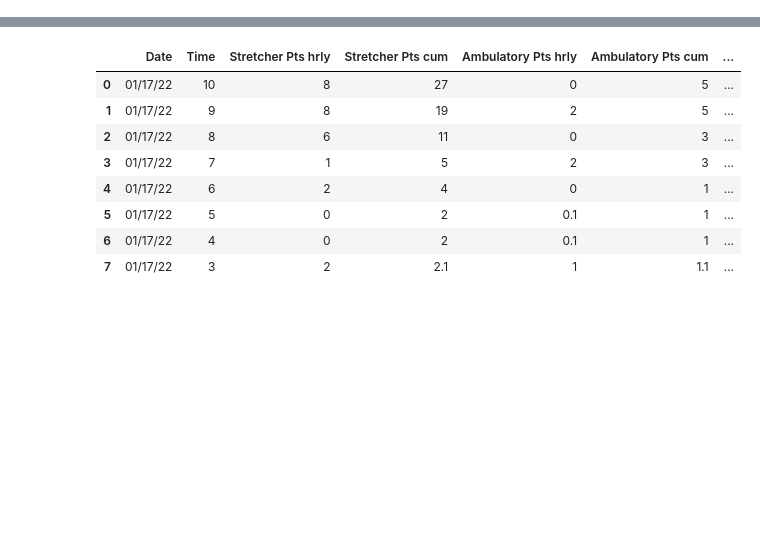
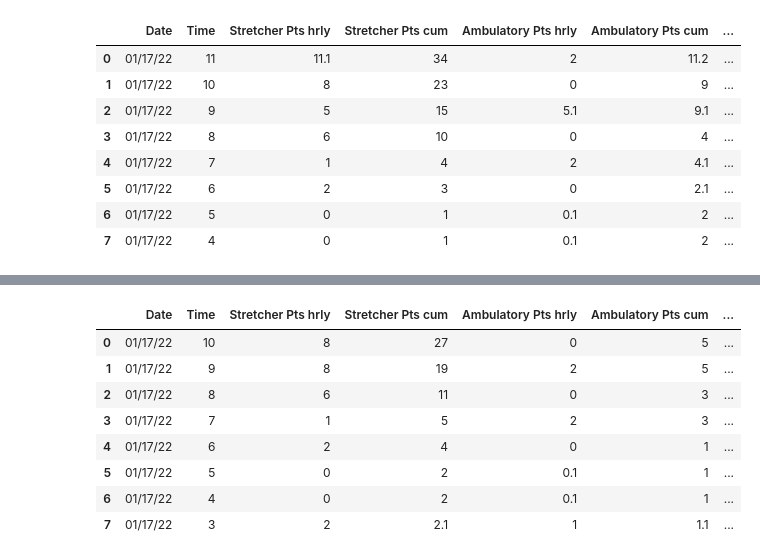
Before and after one commit to drdevinhopkins/hourly-report, a Jupyter notebook: notebooks/adding columns.ipynb, the cells around one changed output, grey strips where cells are left out. Drawn from its saved outputs; the diff is of its cells as text; code cells hidden in the pictures; blank space fills up the shorter version.

```diff
--- a/notebooks/adding columns.ipynb
+++ b/notebooks/adding columns.ipynb
@@ -84,3 +83,15 @@ output_df
+# %%
+output_df
+# %% [output]
+|  | Date | Time | Stretcher Pts hrly | Stretcher Pts cum | Ambulatory Pts hrly | Ambulatory Pts cum | ... |
+| 0 | 01/17/22 | 11 | 11.1 | 34 | 2 | 11.2 | ... |
+| 1 | 01/17/22 | 10 | 8 | 23 | 0 | 9 | ... |
+| 2 | 01/17/22 | 9 | 5 | 15 | 5.1 | 9.1 | ... |
+| 3 | 01/17/22 | 8 | 6 | 10 | 0 | 4 | ... |
+| 4 | 01/17/22 | 7 | 1 | 4 | 2 | 4.1 | ... |
+| 5 | 01/17/22 | 6 | 2 | 3 | 0 | 2.1 | ... |
+| 6 | 01/17/22 | 5 | 0 | 1 | 0.1 | 2 | ... |
+| 7 | 01/17/22 | 4 | 0 | 1 | 0.1 | 2 | ... |
 # %%
 output_df["Green Pts TBS"]
 # %% [output]
```
Also changed, not shown: parts of 3 cells of this notebook.
